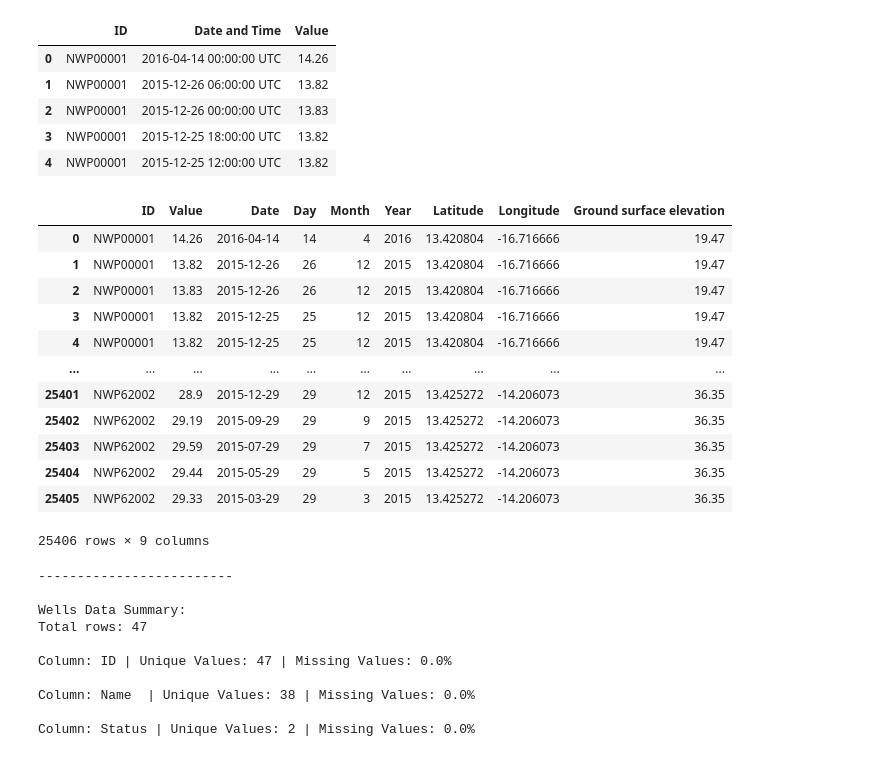
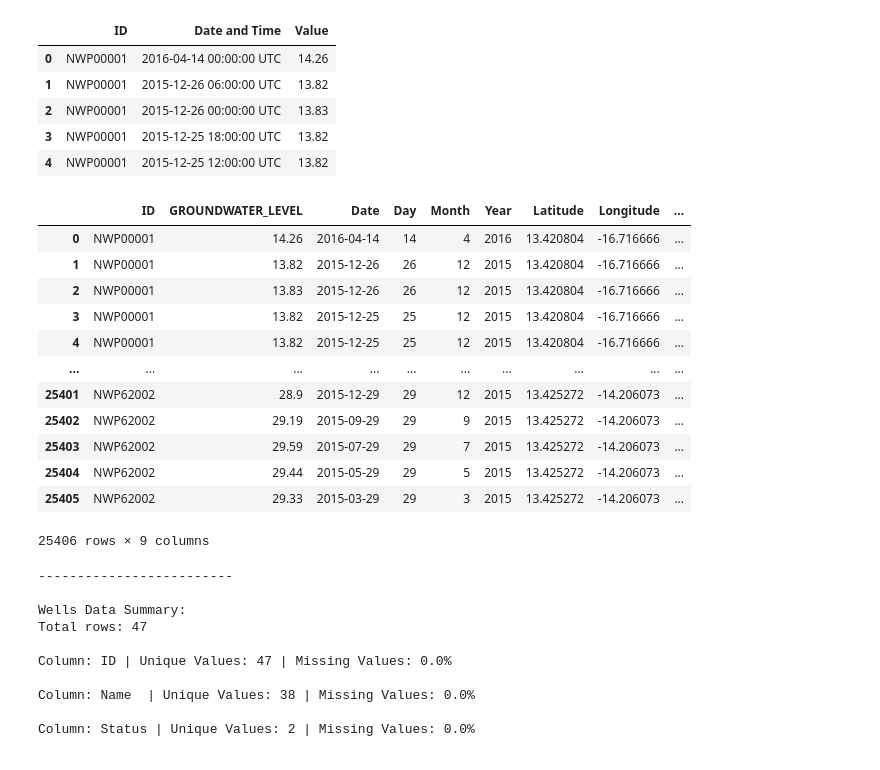
Before and after one commit to franfurey/aquaViva, a Jupyter notebook: notebooks/preprocessing/igrac_processing_original_data.ipynb, the cells around one changed output. Saved outputs shown, nothing was run; the diff lists cells and outputs as text; code cells hidden in the pictures.

Commit message:
File re-organization
- Deleted src folder and moved .ipynb files to notebooks
- Changed column in merged dataset from "Value" to "GROUNDWATER_LEVEL"

```diff
--- a/notebooks/preprocessing/igrac_processing_original_data.ipynb
+++ b/notebooks/preprocessing/igrac_processing_original_data.ipynb
@@ -85,34 +85,35 @@ monitoring_df.head()
 # %%
 # Convertir la columna 'Date and Time' a datetime si aún no lo está
 monitoring_df['Date and Time'] = pd.to_datetime(monitoring_df['Date and Time'])
 
 # Extraer el día, mes y año de la columna 'Date and Time'
 monitoring_df['Date'] = monitoring_df['Date and Time'].dt.date
 monitoring_df['Day'] = monitoring_df['Date and Time'].dt.day
 monitoring_df['Month'] = monitoring_df['Date and Time'].dt.month
 monitoring_df['Year'] = monitoring_df['Date and Time'].dt.year
 
 # Unir los datasets
 combined_df = pd.merge(left=monitoring_df, right=wells_df, left_on='ID', right_on='ID', how='left')
 combined_df = combined_df.drop(columns=['Date and Time', 'Name ', 'Status'])
+combined_df = combined_df.rename(columns={'Value': 'GROUNDWATER_LEVEL'})  # Rename Value column to GROUNDWATER_LEVEL
 
 # Inspección inicial del DataFrame combinado
 combined_df.to_csv(f'{processed_data_path}/igrac_gambia.csv', index=False, encoding='utf-8')
 
 combined_df
 # %% [output]
-|  | ID | Value | Date | Day | Month | Year | Latitude | Longitude | Ground surface elevation |
-| 0 | NWP00001 | 14.26 | 2016-04-14 | 14 | 4 | 2016 | 13.420804 | -16.716666 | 19.47 |
-| 1 | NWP00001 | 13.82 | 2015-12-26 | 26 | 12 | 2015 | 13.420804 | -16.716666 | 19.47 |
-| 2 | NWP00001 | 13.83 | 2015-12-26 | 26 | 12 | 2015 | 13.420804 | -16.716666 | 19.47 |
-| 3 | NWP00001 | 13.82 | 2015-12-25 | 25 | 12 | 2015 | 13.420804 | -16.716666 | 19.47 |
-| 4 | NWP00001 | 13.82 | 2015-12-25 | 25 | 12 | 2015 | 13.420804 | -16.716666 | 19.47 |
+|  | ID | GROUNDWATER_LEVEL | Date | Day | Month | Year | Latitude | Longitude | ... |
+| 0 | NWP00001 | 14.26 | 2016-04-14 | 14 | 4 | 2016 | 13.420804 | -16.716666 | ... |
+| 1 | NWP00001 | 13.82 | 2015-12-26 | 26 | 12 | 2015 | 13.420804 | -16.716666 | ... |
+| 2 | NWP00001 | 13.83 | 2015-12-26 | 26 | 12 | 2015 | 13.420804 | -16.716666 | ... |
+| 3 | NWP00001 | 13.82 | 2015-12-25 | 25 | 12 | 2015 | 13.420804 | -16.716666 | ... |
+| 4 | NWP00001 | 13.82 | 2015-12-25 | 25 | 12 | 2015 | 13.420804 | -16.716666 | ... |
 | ... | ... | ... | ... | ... | ... | ... | ... | ... | ... |
-| 25401 | NWP62002 | 28.9 | 2015-12-29 | 29 | 12 | 2015 | 13.425272 | -14.206073 | 36.35 |
-| 25402 | NWP62002 | 29.19 | 2015-09-29 | 29 | 9 | 2015 | 13.425272 | -14.206073 | 36.35 |
-| 25403 | NWP62002 | 29.59 | 2015-07-29 | 29 | 7 | 2015 | 13.425272 | -14.206073 | 36.35 |
-| 25404 | NWP62002 | 29.44 | 2015-05-29 | 29 | 5 | 2015 | 13.425272 | -14.206073 | 36.35 |
-| 25405 | NWP62002 | 29.33 | 2015-03-29 | 29 | 3 | 2015 | 13.425272 | -14.206073 | 36.35 |
+| 25401 | NWP62002 | 28.9 | 2015-12-29 | 29 | 12 | 2015 | 13.425272 | -14.206073 | ... |
+| 25402 | NWP62002 | 29.19 | 2015-09-29 | 29 | 9 | 2015 | 13.425272 | -14.206073 | ... |
+| 25403 | NWP62002 | 29.59 | 2015-07-29 | 29 | 7 | 2015 | 13.425272 | -14.206073 | ... |
+| 25404 | NWP62002 | 29.44 | 2015-05-29 | 29 | 5 | 2015 | 13.425272 | -14.206073 | ... |
+| 25405 | NWP62002 | 29.33 | 2015-03-29 | 29 | 3 | 2015 | 13.425272 | -14.206073 | ... |
 25406 rows × 9 columns
 # %%
 # Function to summarize DataFrame columns excluding 'ID'
```
Also changed, not shown: 4 other files.
